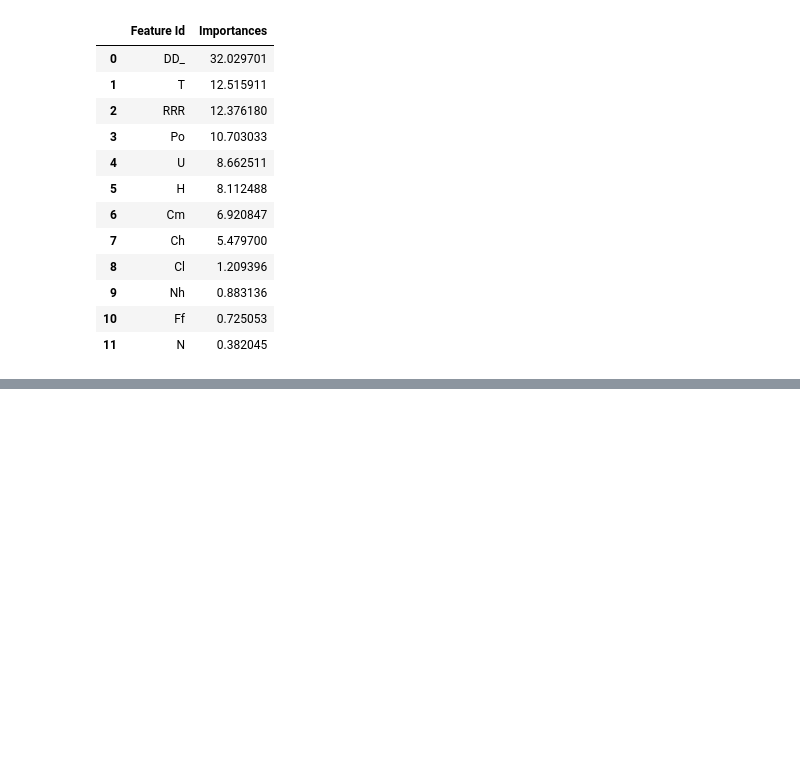
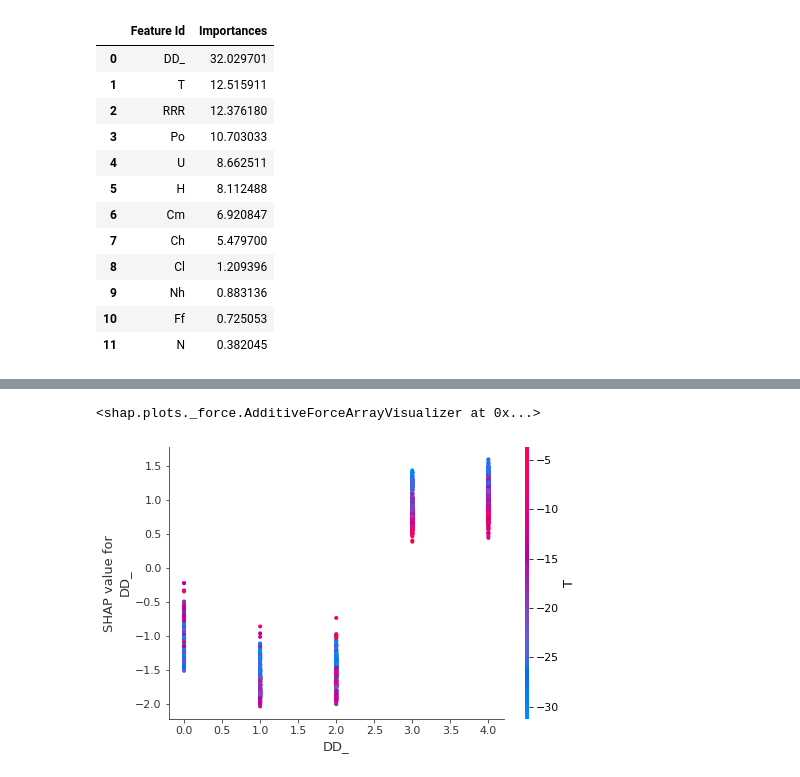
Before and after one commit to dimka11/coursework, a Jupyter notebook: NewData/CatBoost Features trying.ipynb, the cells around one changed output, grey strips where cells are left out. Cells and saved outputs as stored; diff of their text form; code cells hidden in the pictures; blank space fills up the shorter version.

```diff
--- a/NewData/CatBoost Features trying.ipynb
+++ b/NewData/CatBoost Features trying.ipynb
@@ -300,0 +324,5 @@ fi
+# %%
+categorical_columns = ['DD', 'Cl', 'Cm', 'Ch', 'H', 'RRR', 'DD_']
+
+for col in categorical_columns:
+    train_data1[col] = train_data1[col].astype('category').cat.codes
@@ -300,0 +343,11 @@ fi
+# %%
+model = CatBoostRegressor(iterations=1000,
+                           task_type="GPU",
+                           devices='0:1',
+                         depth=10,
+                         l2_leaf_reg=5,
+                         learning_rate=0.3)
+
+model.fit(train_data1,
+          train_labels,
+          verbose=False)
@@ -300,0 +356,10 @@ fi
+# %%
+import shap
+shap.initjs()
+shap_values = model.get_feature_importance(Pool(train_data1, train_labels), type='ShapValues')
+
+expected_value = shap_values[0,-1]
+shap_values = shap_values[:,:-1]
+
+# visualize the first prediction's explanation
+shap.force_plot(expected_value, shap_values[0,:], train_data1.iloc[0,:])
@@ -300,0 +369,8 @@ fi
+# %%
+shap.force_plot(expected_value, shap_values[:500], train_data[:500])
+# %% [output]
+<shap.plots._force.AdditiveForceArrayVisualizer at 0x...>
+# %%
+shap.dependence_plot("DD_", shap_values, train_data1)
+# %% [output]
+[figure, added]
```
Also changed, not shown: parts of 12 cells of this notebook, 6 other files.
